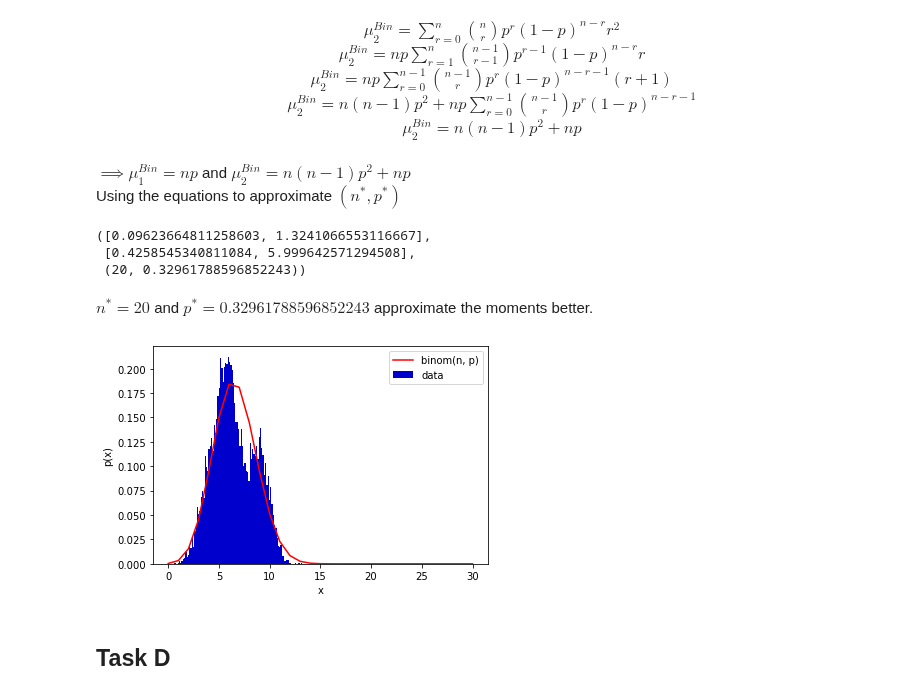
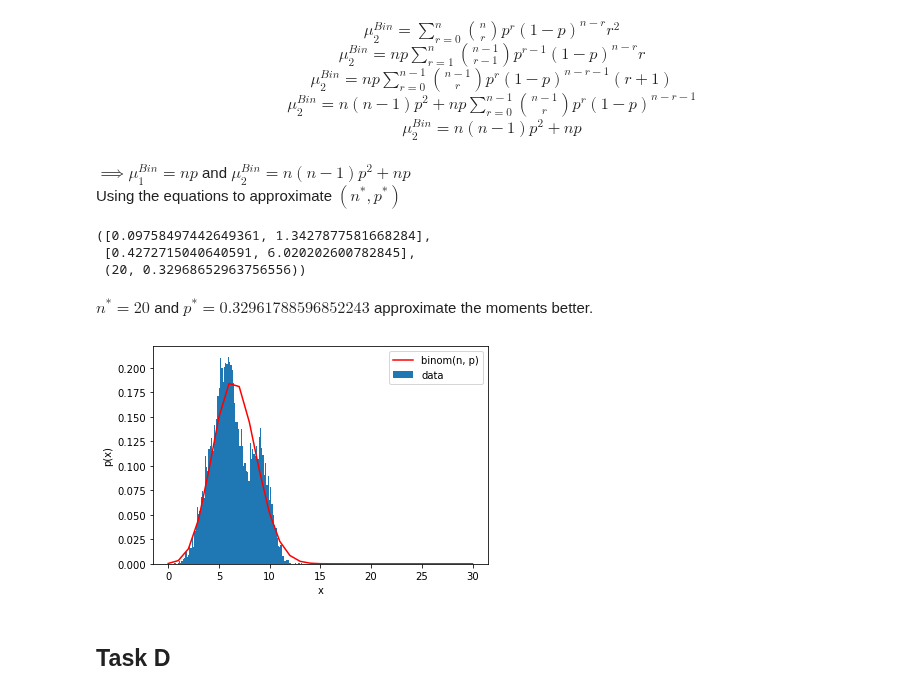
Before and after one commit to balaji1029/homework2, a Jupyter notebook: code/3.ipynb, the cells around one changed output. Saved outputs shown, nothing was run; the diff lists cells and outputs as text; code cells hidden in the pictures.

```diff
--- a/code/3.ipynb
+++ b/code/3.ipynb
@@ -14,7 +14,7 @@ from scipy.special import comb
 # %% [markdown]
 Reading the data from `3.data`
 # %%
-data = np.array(pd.read_csv('3.data'))
+data = np.loadtxt('3.data')
 length = np.shape(data)[0]
 # %% [markdown]
 ## Task A
@@ -70,9 +66,9 @@ n, p = tuple(fsolve(binom_app, [1,1]))
 n = round(n)
 binom_app([n, p]), binom_app([n+1, p]), (n, p)
 # %% [output]
-([0.09623664811258603, 1.3241066553116667],
- [0.4258545340811084, 5.999642571294508],
- (20, 0.32961788596852243))
+([0.09758497442649361, 1.3427877581668284],
+ [0.4272715040640591, 6.020202600782845],
+ (20, 0.32968652963756556))
 # %% [markdown]
 $n^\ast = 20$ and $p^\ast = 0.32961788596852243$ approximate the moments better.
 # %%
@@ -80,14 +76,14 @@ x = np.linspace(0, 30, 31)
 binom_data = binom.pmf(x, n, p)
 # %%
 plt.plot(x, binom_data, color='red')
-plt.bar(bin_edges[:-1], ratios, width=np.diff(bin_edges), color='mediumblue', align="edge")
+plt.hist(data, bins=100, density=True)
 plt.legend(['binom(n, p)', 'data'])
 plt.ylabel('p(x)')
 plt.xlabel('x')
 # plt.savefig('../images/3c.png')
 plt.show()
 # %% [output]
-[figure, old version]
+[figure, new version]
 # %% [markdown]
 ## Task D
 # %% [markdown]
```
Also changed, not shown: parts of 41 cells of this notebook, 7 other files.
